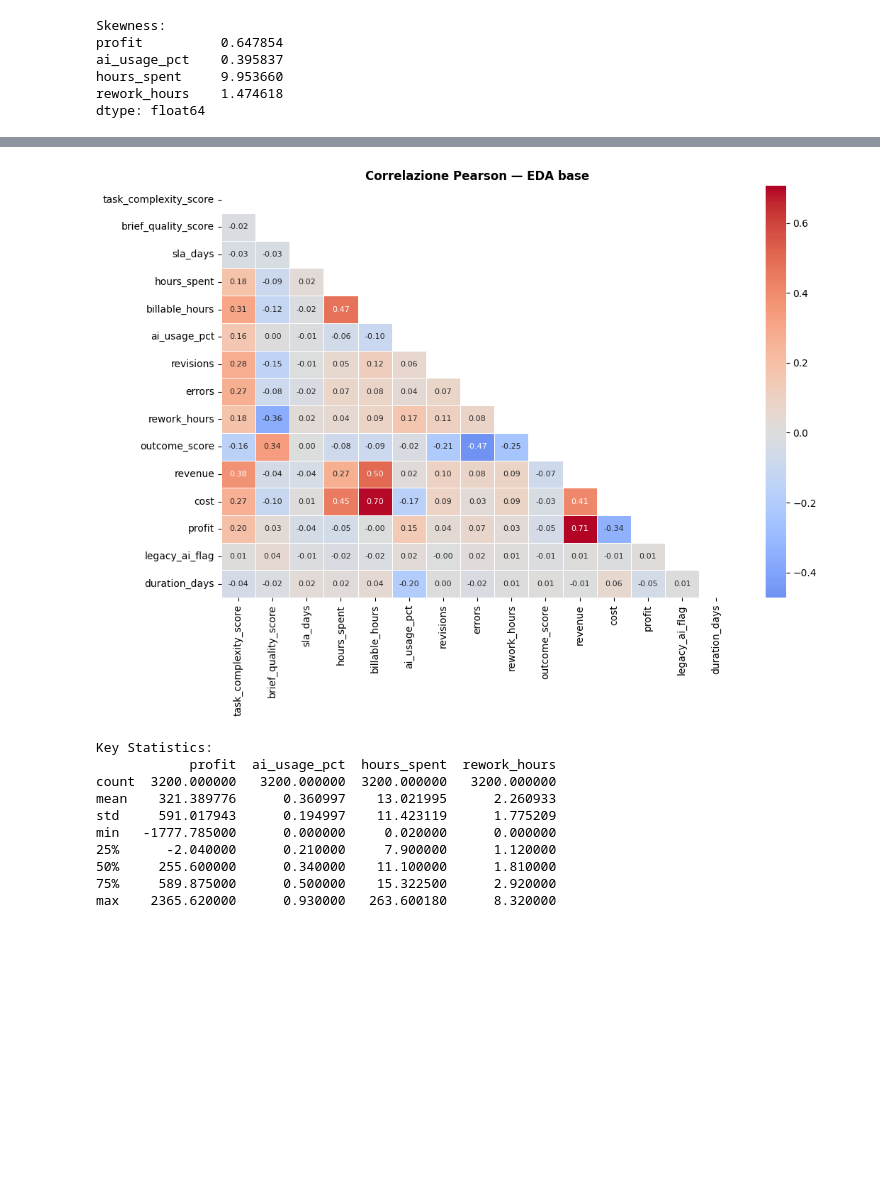
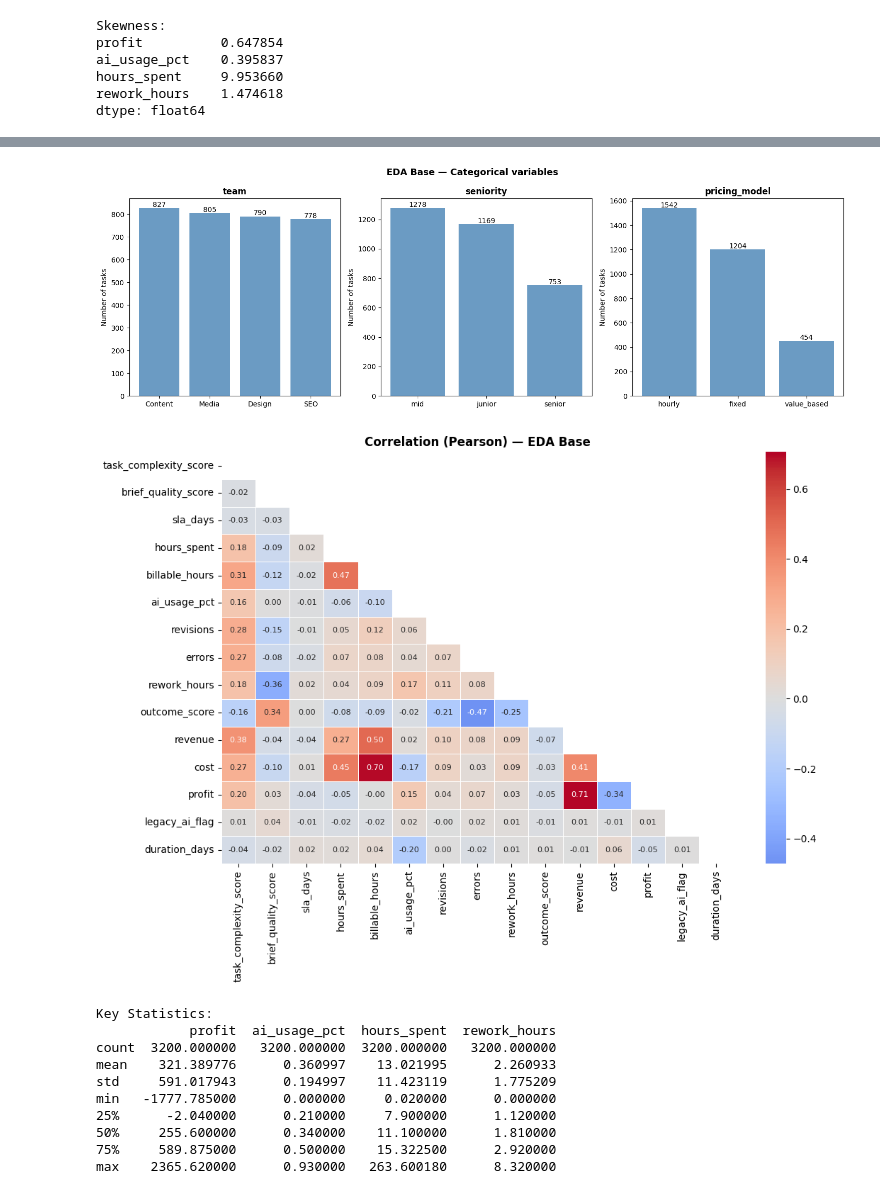
Before and after one commit to andreamammano89-maker/ML_Project_SEA_815441, a Jupyter notebook: EDA.ipynb, the cells around one changed output, grey strips where cells are left out. Drawn from its saved outputs; the diff is of its cells as text; code cells hidden in the pictures; blank space fills up the shorter version.

```diff
--- a/EDA.ipynb
+++ b/EDA.ipynb
@@ -497,16 +530,3 @@ ai_usage_pct    0.395837
 hours_spent     9.953660
 rework_hours    1.474618
 dtype: float64
-# %%
-fig, axes = plt.subplots(1, 3, figsize=(15, 5))
-fig.suptitle('EDA Base — categorical variables', fontsize=13, fontweight='bold')
-
-for ax, col in zip(axes, ['team', 'seniority', 'pricing_model']):
-    counts = df_productivity[col].value_counts()
-    ax.bar(counts.index, counts.values, color='steelblue', alpha=0.8, edgecolor='none')
-    ax.set_title(col, fontweight='bold')
-    ax.set_ylabel('Numero di task')
-    for i, v in enumerate(counts.values):
-        ax.text(i, v + 5, str(v), ha='center', fontsize=10)
-
-plt.tight_layout()
@@ -515,19 +533,39 @@ plt.tight_layout()
-# %%
-numeric = df_productivity.select_dtypes(include=[np.number])
-exclude = ['scope_change_flag', 'sla_breach']
-numeric = numeric.drop(columns=[c for c in exclude if c in numeric.columns])
-
-corr = numeric.corr(method='pearson')
-mask = np.triu(np.ones_like(corr, dtype=bool))
-
-plt.figure(figsize=(11, 8))
-sns.heatmap(corr, mask=mask, annot=True, fmt='.2f',
-            cmap='coolwarm', center=0, linewidths=0.4,
-            annot_kws={'size': 8})
-plt.title('Correlazione Pearson — EDA base', fontweight='bold')
-plt.tight_layout()
-# %% [output]
-[figure, removed]
+# %%
+fig, axes = plt.subplots(1, 3, figsize=(15, 5))
+fig.suptitle('EDA Base — Categorical variables', fontsize=13, fontweight='bold')
+
+for ax, col in zip(axes, ['team', 'seniority', 'pricing_model']):
+    counts = df_productivity[col].value_counts()
+
+    ax.bar(counts.index, counts.values, color='steelblue', alpha=0.8, edgecolor='none')
+    ax.set_title(col, fontweight='bold')
+    ax.set_ylabel('Number of tasks')
+
+    for i, v in enumerate(counts.values):
+        ax.text(i, v + 5, str(v), ha='center', fontsize=10)
+
+plt.tight_layout()
+# %% [output]
+[figure, added]
+# %%
+
+numeric = df_productivity.select_dtypes(include=[np.number])
+exclude = ['scope_change_flag', 'sla_breach']
+numeric = numeric.drop(columns=[c for c in exclude if c in numeric.columns])
+
+corr = numeric.corr(method='pearson')
+mask = np.triu(np.ones_like(corr, dtype=bool))
+
+plt.figure(figsize=(11, 8))
+sns.heatmap(corr, mask=mask, annot=True, fmt='.2f',
+            cmap='coolwarm', center=0, linewidths=0.4,
+            annot_kws={'size': 8})
+
+plt.title('Correlation (Pearson) — EDA Base', fontweight='bold')
+plt.tight_layout()
+plt.show()
+# %% [output]
+[figure, added]
 # %%
 print("\nKey Statistics:")
 print(df_productivity[[
```
Also changed, not shown: parts of 7 cells of this notebook.
